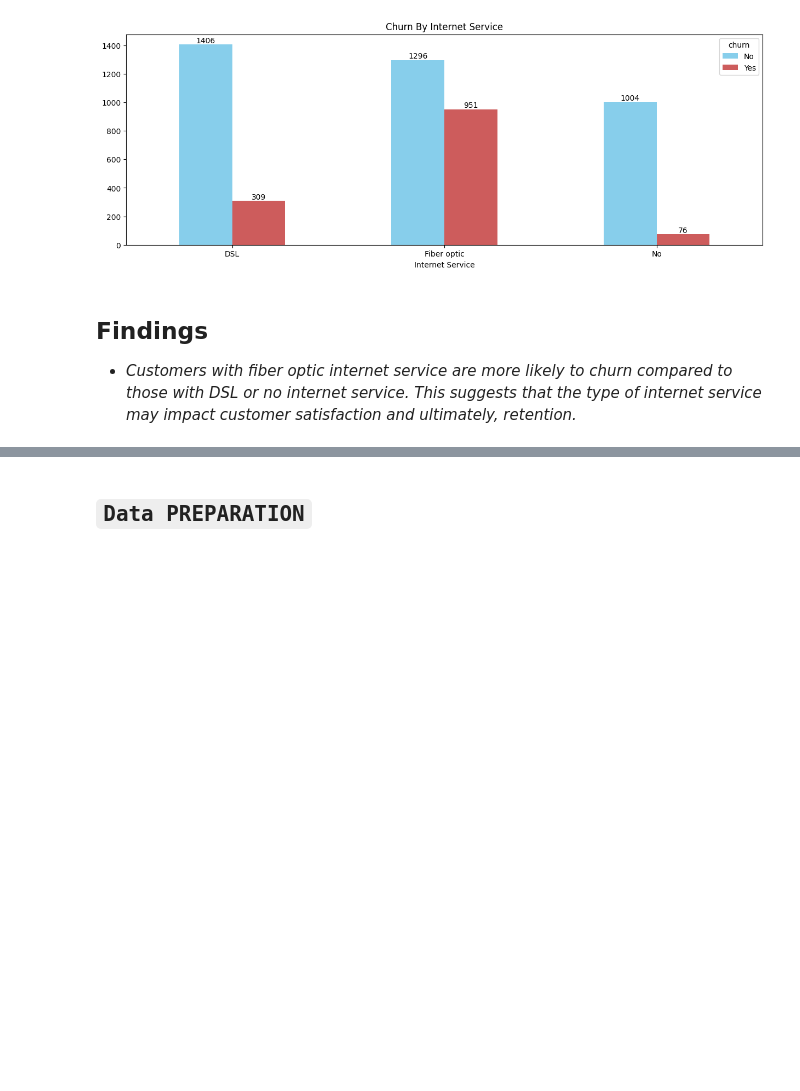
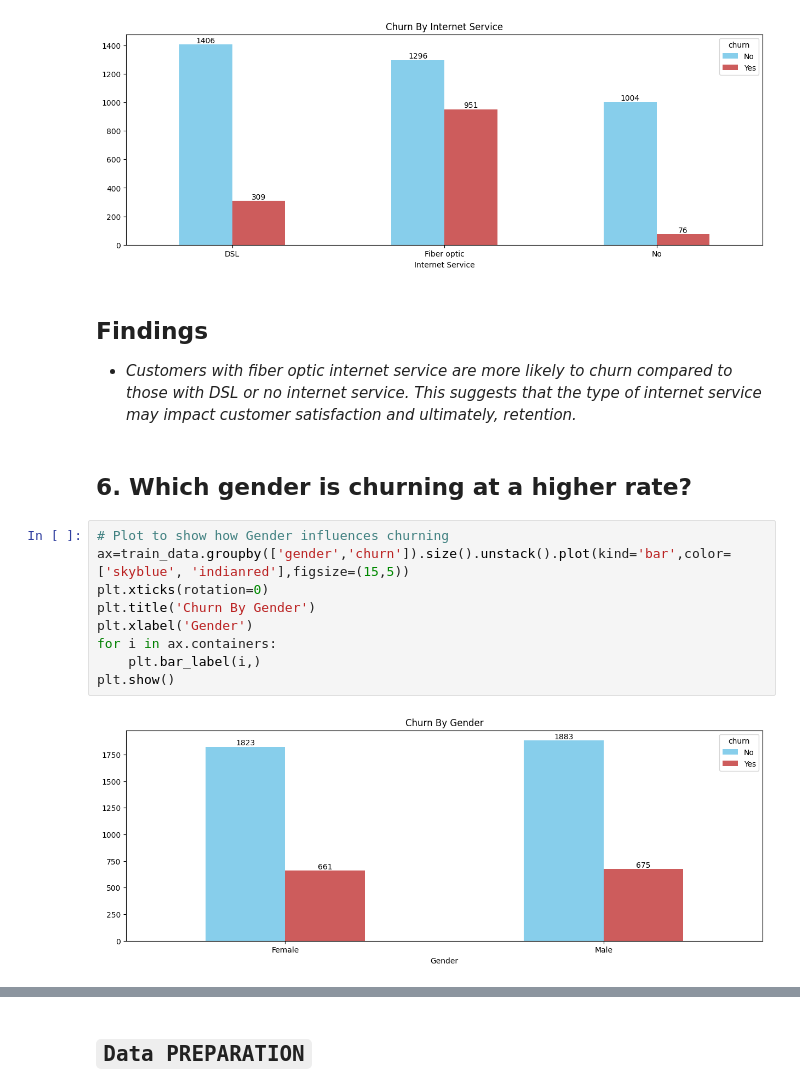
Before and after one commit to murithidenisgitobu/Vodafone_Corporation_Customer_Churn_Prediction, a Jupyter notebook: Customer_Churn_Prediction_Notebook.ipynb, the cells around one changed output, grey strips where cells are left out. Drawn from its saved outputs; the diff is of its cells as text; blank space fills up the shorter version.

```diff
--- a/Customer_Churn_Prediction_Notebook.ipynb
+++ b/Customer_Churn_Prediction_Notebook.ipynb
@@ -622,3 +622,16 @@ plt.show()
 # %% [markdown]
 ## Findings
 - *Customers with fiber optic internet service are more likely to churn compared to those with DSL or no internet service. This suggests that the type of internet service may impact customer satisfaction and ultimately, retention.*
+# %% [markdown]
+## 6. Which gender is churning at a higher rate?
+# %%
+# Plot to show how Gender influences churning
+ax=train_data.groupby(['gender','churn']).size().unstack().plot(kind='bar',color=['skyblue', 'indianred'],figsize=(15,5))
+plt.xticks(rotation=0)
+plt.title('Churn By Gender')
+plt.xlabel('Gender')
+for i in ax.containers:
+    plt.bar_label(i,)
+plt.show()
+# %% [output]
+[figure, added]
```
Also changed, not shown: parts of 2 cells of this notebook.
